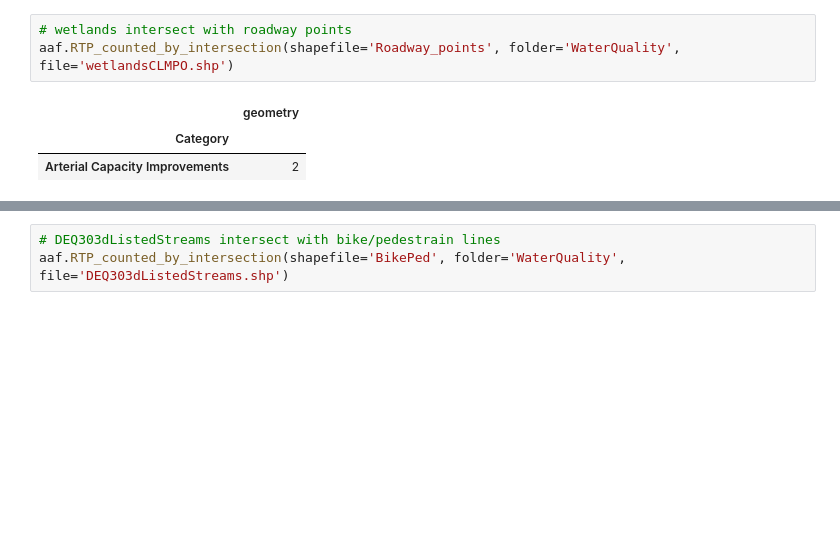
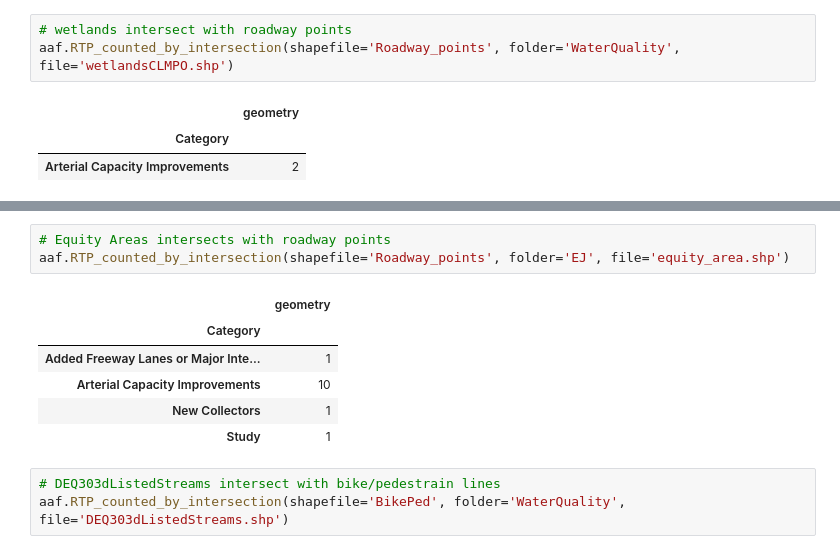
Before and after one commit to dongmeic/RTP, a Jupyter notebook: data/analysis_for_AppendixF.ipynb, the cells around one changed output, grey strips where cells are left out. Saved outputs shown, nothing was run; the diff lists cells and outputs as text; blank space fills up the shorter version.

```diff
--- a/data/analysis_for_AppendixF.ipynb
+++ b/data/analysis_for_AppendixF.ipynb
@@ -292,3 +304,13 @@ aaf.RTP_counted_by_intersection(shapefile='Roadway_points', folder='AirQuality',
+# %%
+# Equity Areas intersects with roadway points
+aaf.RTP_counted_by_intersection(shapefile='Roadway_points', folder='EJ', file='equity_area.shp')
+# %% [output]
+|  | geometry |
+| Category |  |
+| Added Freeway Lanes or Major Inte... | 1 |
+| Arterial Capacity Improvements | 10 |
+| New Collectors | 1 |
+| Study | 1 |
 # %%
 # DEQ303dListedStreams intersect with bike/pedestrain lines
 aaf.RTP_counted_by_intersection(shapefile='BikePed', folder='WaterQuality', file='DEQ303dListedStreams.shp')
```
Also changed, not shown: parts of 87 cells of this notebook.
